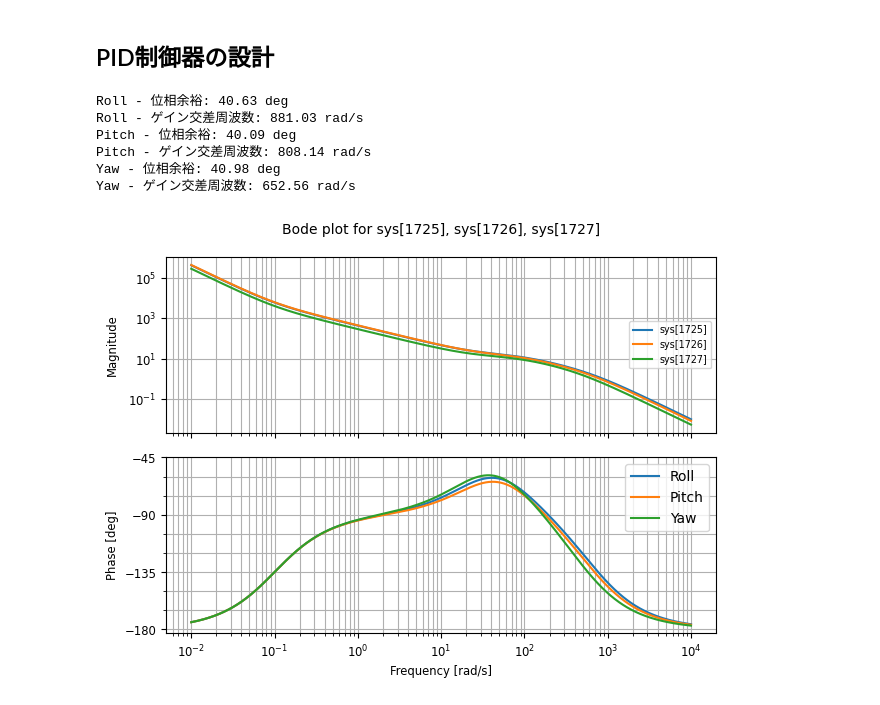
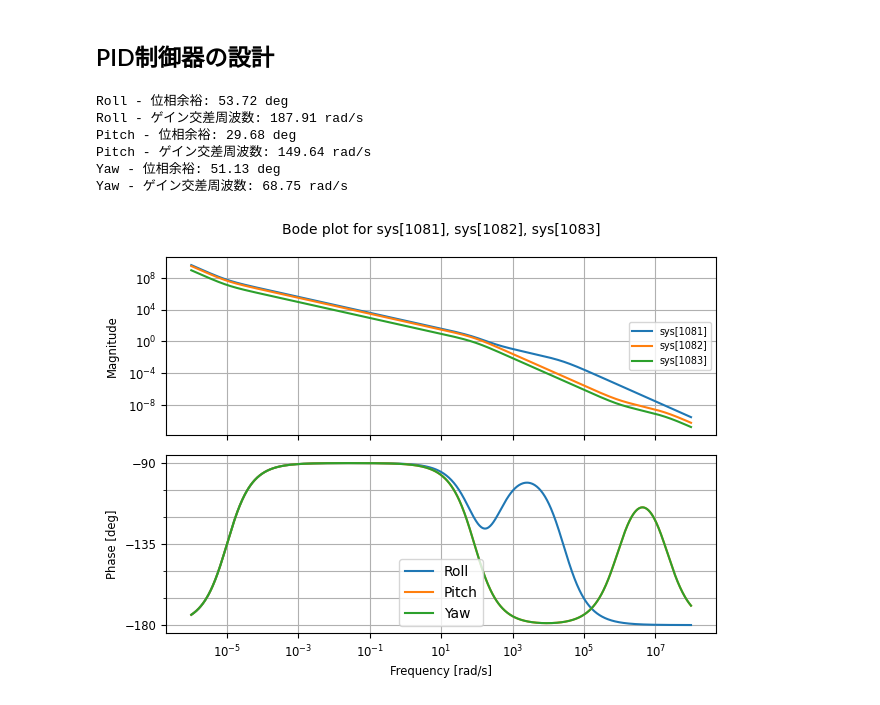
Before and after one commit to Akiden-san/Controller_desigen_exercise, a Jupyter notebook: python_control_practice.ipynb, the cells around one changed output. Cells and saved outputs as stored; diff of their text form; code cells hidden in the pictures.

```diff
--- a/python_control_practice.ipynb
+++ b/python_control_practice.ipynb
@@ -161,9 +161,9 @@ Yaw - ゲイン交差周波数: 27.97 rad/s
 # %%
 # 比例制御の設計
 # 以下のゲインを変更して臨む位相余裕になるように試行錯誤してください
-Kp_roll = 0.7
+Kp_roll = 1.0
 Kp_pitch = 1.0
-Kp_yaw = 5.2
+Kp_yaw = 1.0
 
 # 比例制御器の伝達関数
 sys_roll_p = ctrl.tf([Kp_roll], [0, 1])
@@ -198,19 +198,19 @@ Yaw - ゲイン交差周波数: 99.56 rad/s
 # %%
 # PID制御器の設計
 # 以下のゲインを変更して臨む位相余裕になるように試行錯誤してください
-Kp_roll = 2
-Ti_roll = 10
-Td_roll = 0.038
-eta_roll = 0.04
+Kp_roll = 1.8
+Ti_roll = 100000
+Td_roll = 0.003
+eta_roll = 0.0125
 
-Kp_pitch = 3
-Ti_pitch = 10
-Td_pitch = 0.034
+Kp_pitch = 2.0
+Ti_pitch = 100000
+Td_pitch = 0.000001
 eta_pitch = 0.05
 
-Kp_yaw = 10
-Ti_yaw = 10
-Td_yaw = 0.043
+Kp_yaw = 3.0
+Ti_yaw = 100000
+Td_yaw = 0.000001
 eta_yaw = 0.05
 
 # 不完全微分を含むPID制御器の伝達関数
@@ -226,37 +226,37 @@ sys_yaw_i = ctrl.tf([1], [Ti_yaw, 0])
 sys_yaw_d = ctrl.tf([Td_yaw, 0], [eta_yaw*Td_yaw, 1])
 sys_yaw_pid = Kp_yaw * (1 + sys_yaw_i + sys_yaw_d)
 
 sys_roll_pid = Kp_roll * (1 + sys_roll_i + sys_roll_d)
 
 sys_pitch_i = ctrl.tf([1], [Ti_pitch, 0])
 sys_pitch_d = ctrl.tf([Td_pitch, 0], [eta_pitch*Td_pitch, 1])
 sys_pitch_pid = Kp_pitch * (1 + sys_pitch_i + sys_pitch_d)
 
 sys_yaw_i = ctrl.tf([1], [Ti_yaw, 0])
 sys_yaw_d = ctrl.tf([Td_yaw, 0], [eta_yaw*Td_yaw, 1])
 sys_yaw_pid = Kp_yaw * (1 + sys_yaw_i + sys_yaw_d)
 
 
 # 制御系の伝達関数
 sys_roll_openloop = sys_roll_pid*sys_roll
 sys_pitch_openloop = sys_pitch_pid*sys_pitch
 sys_yaw_openloop = sys_yaw_pid*sys_yaw
 
 # 余裕を表示
 for sys, name in zip([sys_roll_openloop, sys_pitch_openloop, sys_yaw_openloop],["Roll", "Pitch", "Yaw"]):
     gm, pm, wg, wp = ctrl.margin(sys)
     print(f"{name} - 位相余裕: {pm:.2f} deg")
     print(f"{name} - ゲイン交差周波数: {wp:.2f} rad/s")
 
 # Bode線図を描く
 ctrl.bode([sys_roll_openloop, sys_pitch_openloop, sys_yaw_openloop])
 plt.legend(["Roll", "Pitch", "Yaw"])
 plt.show()
 # %% [output]
-Roll - 位相余裕: 40.63 deg
-Roll - ゲイン交差周波数: 881.03 rad/s
-Pitch - 位相余裕: 40.09 deg
-Pitch - ゲイン交差周波数: 808.14 rad/s
-Yaw - 位相余裕: 40.98 deg
-Yaw - ゲイン交差周波数: 652.56 rad/s
+Roll - 位相余裕: 53.72 deg
+Roll - ゲイン交差周波数: 187.91 rad/s
+Pitch - 位相余裕: 29.68 deg
+Pitch - ゲイン交差周波数: 149.64 rad/s
+Yaw - 位相余裕: 51.13 deg
+Yaw - ゲイン交差周波数: 68.75 rad/s
-[figure, old version]
+[figure, new version]
```
Also changed, not shown: parts of 2 cells of this notebook.
